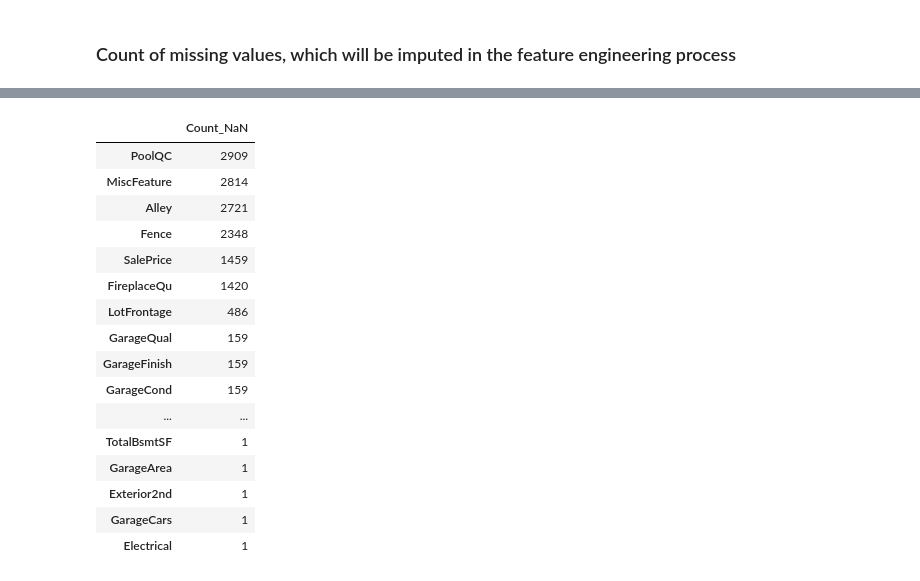
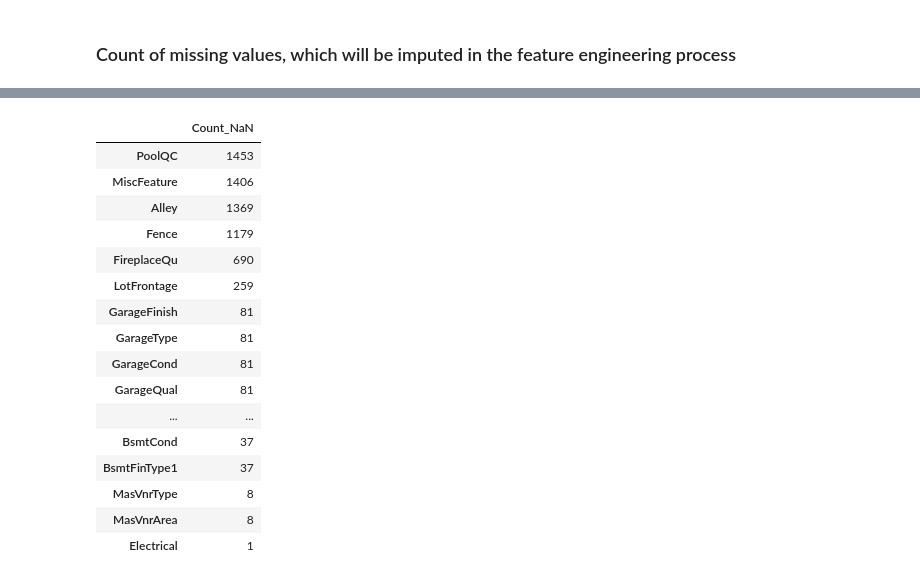
Before and after one commit to ryanhpark/HousingPricePrediction_ML, a Jupyter notebook: Ryan/EDA.ipynb, the cells around one changed output, grey strips where cells are left out. Drawn from its saved outputs; the diff is of its cells as text; code cells hidden in the pictures.

```diff
--- a/Ryan/EDA.ipynb
+++ b/Ryan/EDA.ipynb
@@ -245,0 +232,8 @@ df.shape
+# %%
+fig, ax = plt.subplots(1, 2, figsize=(18, 6))
+train_missing = pd.DataFrame(train.isna().sum().sort_values(), columns = ["Count_NaN"])
+train_missing[train_missing["Count_NaN"] > 0].plot(kind= 'barh',legend = None, ax = ax[0]);
+test_missing = pd.DataFrame(test.isna().sum().sort_values(), columns = ["Count_NaN"])
+test_missing[test_missing["Count_NaN"] > 0].plot(kind= 'barh',legend = None, ax = ax[1]);
+ax[0].set_title("Features with Missing Values in Train set")
+ax[1].set_title("Features with Missing Values in Test set")
@@ -246,20 +243,20 @@ df.shape
 # %%
-missing[missing["Count_NaN"] > 0].sort_values(by = "Count_NaN", ascending = False)
+train_missing[train_missing["Count_NaN"] > 0].sort_values(by = "Count_NaN", ascending = False)
 # %% [output]
 |  | Count_NaN |
-| PoolQC | 2909 |
-| MiscFeature | 2814 |
-| Alley | 2721 |
-| Fence | 2348 |
-| SalePrice | 1459 |
-| FireplaceQu | 1420 |
-| LotFrontage | 486 |
-| GarageQual | 159 |
-| GarageFinish | 159 |
-| GarageCond | 159 |
+| PoolQC | 1453 |
+| MiscFeature | 1406 |
+| Alley | 1369 |
+| Fence | 1179 |
+| FireplaceQu | 690 |
+| LotFrontage | 259 |
+| GarageFinish | 81 |
+| GarageType | 81 |
+| GarageCond | 81 |
+| GarageQual | 81 |
 | ... | ... |
-| TotalBsmtSF | 1 |
-| GarageArea | 1 |
-| Exterior2nd | 1 |
-| GarageCars | 1 |
+| BsmtCond | 37 |
+| BsmtFinType1 | 37 |
+| MasVnrType | 8 |
+| MasVnrArea | 8 |
 | Electrical | 1 |
```
Also changed, not shown: parts of 5 cells of this notebook, 1 other file.
